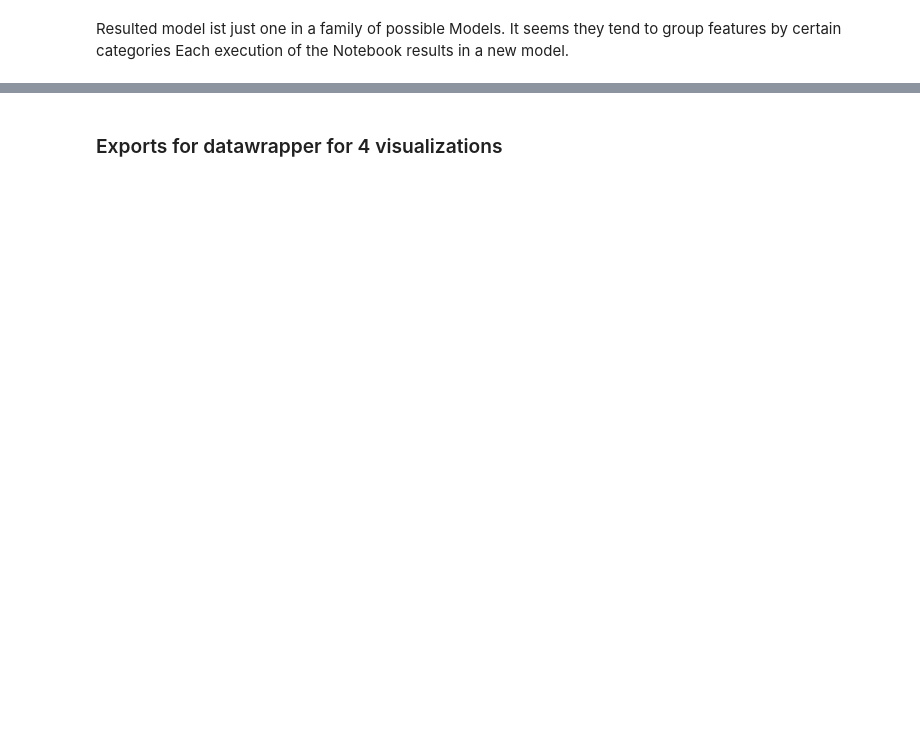
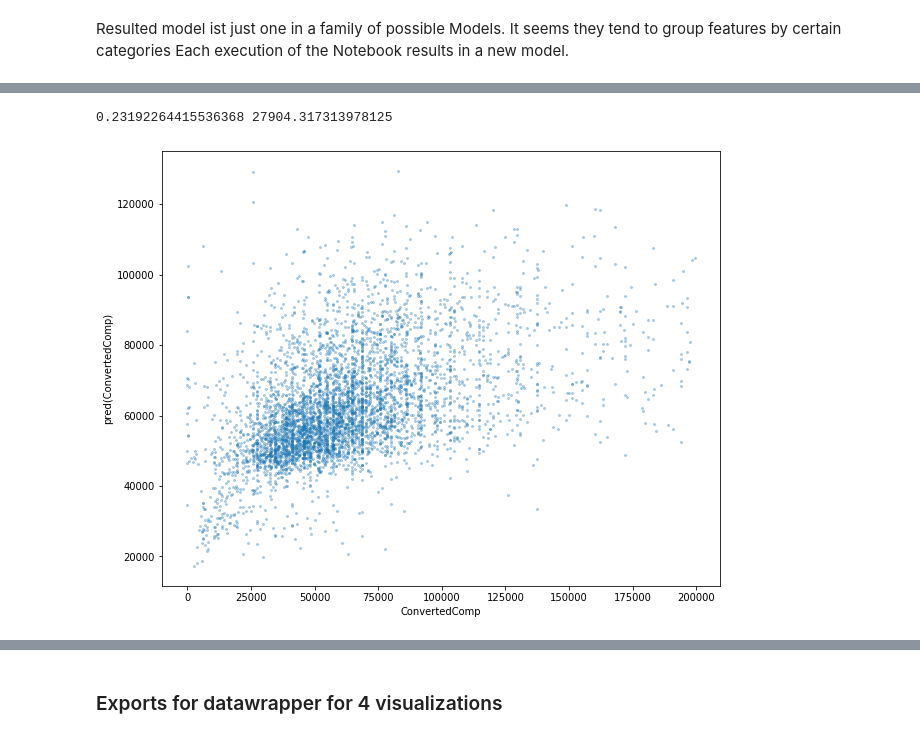
Before and after one commit to mktex/schneeflocken, a Jupyter notebook: notebooks/P1.ipynb, the cells around one changed output, grey strips where cells are left out. Saved outputs shown, nothing was run; the diff lists cells and outputs as text; code cells hidden in the pictures; blank space fills up the shorter version.

```diff
--- a/notebooks/P1.ipynb
+++ b/notebooks/P1.ipynb
@@ -898,16 +1247,19 @@ dabfrage.zeige_lm_berechnung(xdfInput, xselekt_cols, target_col, parameter_means
 # %%
 # by using the means of parameters of the model, there is a good possibility to improve the R^2 metric
 if True:
-    xpred = [dabfrage.do_lm_berechnung(xdfInput[xselekt_cols + [target_col]].iloc[k].to_dict(),
+    xpred = [dabfrage.do_lm_berechnung(xdf_input[xselekt_cols + [target_col]].iloc[k].to_dict(),
                                        target_col, parameter_means, voraussage=True)
-             for k in range(xdfInput.shape[0])]
-    r2_perf = r2_score(xdfInput[target_col].values, xpred)
-    rmse_perf = np.sqrt(mean_squared_error(xdfInput[target_col].values, xpred))
+             for k in range(xdf_input.shape[0])]
+    r2_perf = r2_score(xdf_input[target_col].values, xpred)
+    rmse_perf = np.sqrt(mean_squared_error(xdf_input[target_col].values, xpred))
     print(r2_perf, rmse_perf)
     f, ax = plt.subplots(figsize=(10, 8))
-    plt.scatter(x=xdfInput[target_col].values, y=xpred, s=4, alpha=0.3);
+    plt.scatter(x=xdf_input[target_col].values, y=xpred, s=4, alpha=0.3);
     plt.xlabel(target_col)
     plt.ylabel("pred({})".format(target_col))
     plt.show()
+# %% [output]
+0.23192264415536368 27904.317313978125
+[figure, added]
 # %%
 # transfer to Rapidminer for a trial model
```
Also changed, not shown: parts of 39 cells of this notebook, 8 other files.
